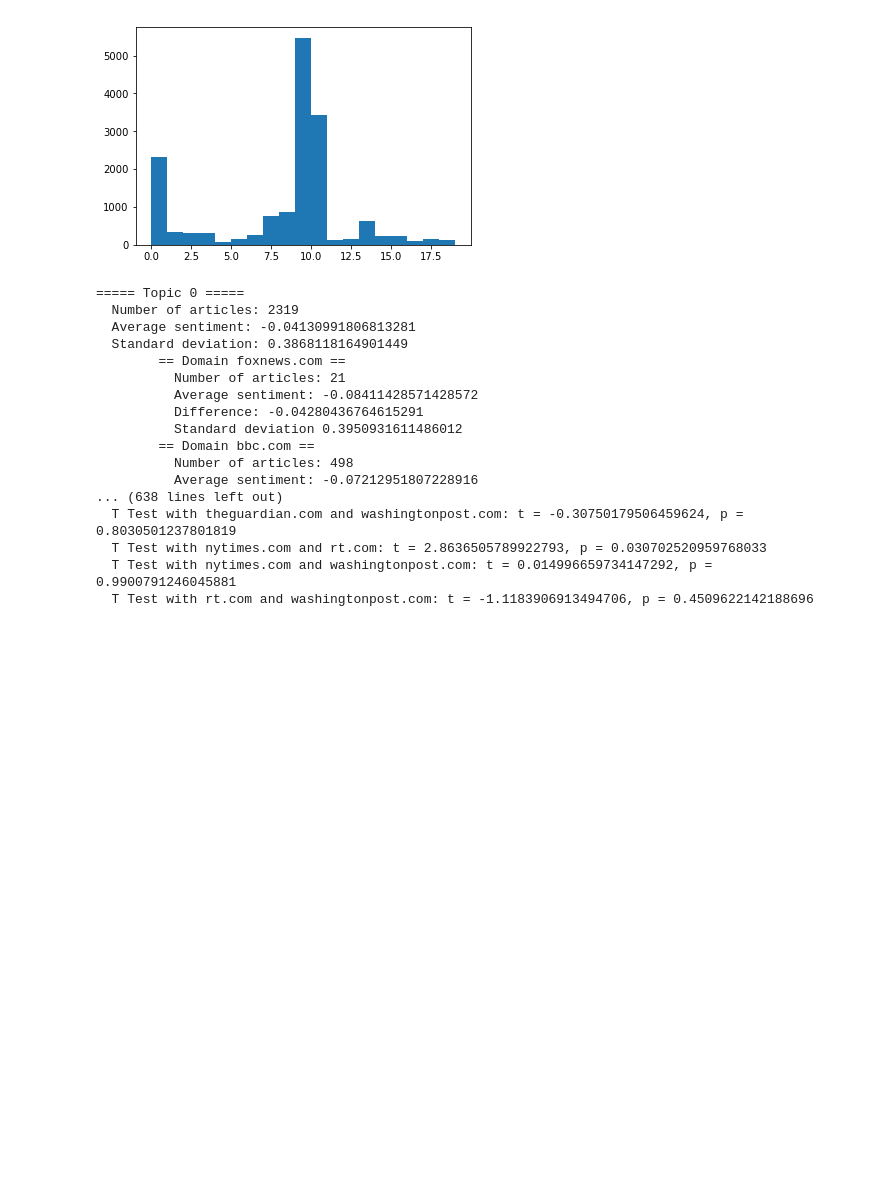
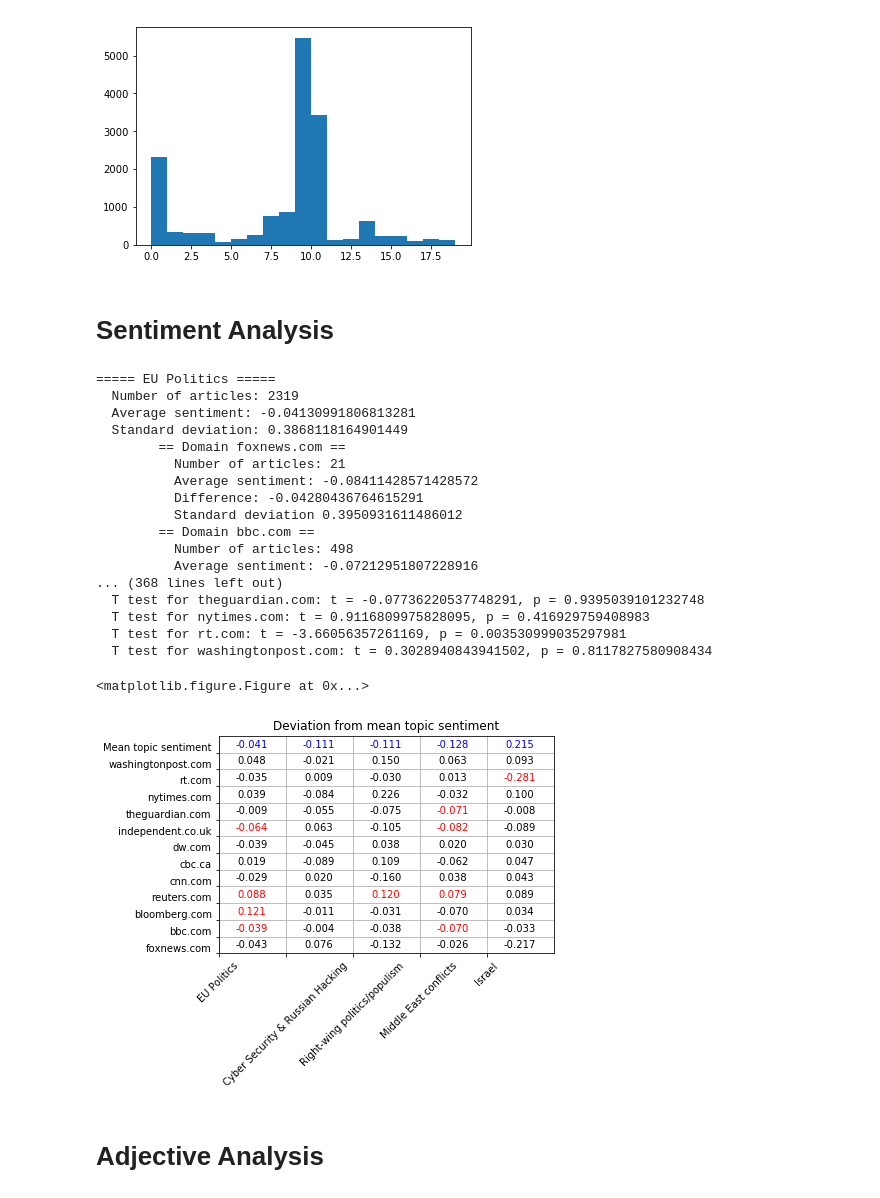
Before and after one commit to Constantin1225561/CCMLWI-NewspaperBias, a Jupyter notebook: Topic Detection.ipynb, the cells around one changed output. Cells and saved outputs as stored; diff of their text form; code cells hidden in the pictures; blank space fills up the shorter version.

Commit message:
Flavour analysis & graphics

```diff
--- a/Topic Detection.ipynb
+++ b/Topic Detection.ipynb
@@ -15,7 +16,7 @@ from scipy import stats
 # %% [markdown]
 # Data Loading
 # %%
-df = pd.read_csv("data/reddit2017.csv", header=0, encoding='latin1')
+df = pd.read_csv("data/reddit2017.csv", header=0)
 
 selected_domains = ["foxnews.com",
                     "bbc.com",
@@ -148,6 +148,11 @@ Topic 18:  ['uk', 'trump', 'us', 'minister', 'brexit', 'says', 'eu', 'may', 'the
 Topic 19:  ['ice', 'antarctic', 'shelf', 'scientists', 'sea', 'crack', 'antarctica', 'iceberg', 'record', 'arctic', 'break', 'nasa', 'new', 'huge', 'miles', 'climate', 'size', 'c', 'largest', '2016']
 # %%
 selected_topics = [0,1,3,10,16]
+selected_topic_names = ["EU Politics",
+                        "Cyber Security & Russian Hacking",
+                        "Right-wing politics/populism",
+                        "Middle East conflicts",
+                        "Israel"]
 
 topic_idxs = []
 for i in selected_topics:
@@ -165,8 +170,14 @@ plt.hist(topics,bins=range(20))
 plt.show()
 # %% [output]
 [figure]
+# %% [markdown]
+# Sentiment Analysis
 # %%
 sa = SentimentIntensityAnalyzer()
+
+t_tests = np.zeros((len(selected_topics),len(selected_domains)))
+mean_differences = np.zeros((len(selected_topics),len(selected_domains)+1))
+p_values = np.ones((len(selected_topics),len(selected_domains)+1))
 
 for i, topic in enumerate(selected_topics):
     compounds = []
@@ -176,19 +187,21 @@ for i, topic in enumerate(selected_topics):
         compounds.append(compound)
 
     mean_sentiment = np.mean(compounds)
+    mean_differences[i,len(selected_domains)] = mean_sentiment
 
-    print("===== Topic {} =====".format(topic))
+    print("===== {} =====".format(selected_topic_names[i]))
     print("  Number of articles: {}".format(len(topic_idxs[i])))
     print("  Average sentiment: {}".format(mean_sentiment))
     print("  Standard deviation: {}".format(np.std(compounds)))
 
     compounds_per_domain = []
-    for domain in selected_domains:
+    for j,domain in enumerate(selected_domains):
         headlines_domain = headlines[headlines['Domain'] == domain]
         compounds_domain = []
         for headline in headlines_domain['Title']:
             compound_domain = sa.polarity_scores(headline)['compound']
             compounds_domain.append(compound_domain)
+
         mean_sentiment_domain = np.mean(compounds_domain)
         print("\t== Domain {} ==".format(domain))
         print("\t  Number of articles: {}".format(len(headlines_domain)))
@@ -197,13 +210,22 @@ for i, topic in enumerate(selected_topics):
         print("\t  Standard deviation {}".format(np.std(compounds_domain)))
         compounds_per_domain.append(compounds_domain)
 
-    for j in range(0,len(selected_domains)):
+    for j in range(len(selected_domains)):
+        compounds_other = [compounds_per_domain[k] for k in range(len(selected_domains)) if k != j]
+        compounds_other = [item for sublist in compounds_other for item in sublist]
+        t,p = stats.ttest_ind(compounds_per_domain[j],compounds_other,equal_var=False)
+        t_tests[i,j] = t
+        p_values[i,j] = p
+        print("  T test for {}: t = {}, p = {}".format(selected_domains[j],t,p))
+        mean_diff = np.mean(compounds_per_domain[j])-np.mean(compounds_other)
+        mean_differences[i,j] = mean_diff
+        """
         for k in range(j+1, len(selected_domains)):
             t, p = stats.ttest_ind(compounds_per_domain[j], compounds_per_domain[k],equal_var=False)
-            print("  T Test with {} and {}: t = {}, p = {}".format(selected_domains[j],selected_domains[k],t,p))
+            print("  T Test with {} and {}: t = {}, p = {}".format(selected_domains[j],selected_domains[k],t,p))"""
     print()
 # %% [output]
-===== Topic 0 =====
+===== EU Politics =====
   Number of articles: 2319
   Average sentiment: -0.04130991806813281
   Standard deviation: 0.3868118164901449
@@ -215,8 +237,8 @@ for i, topic in enumerate(selected_topics):
         == Domain bbc.com ==
           Number of articles: 498
           Average sentiment: -0.07212951807228916
-... (638 lines left out)
-  T Test with theguardian.com and washingtonpost.com: t = -0.30750179506459624, p = 0.8030501237801819
-  T Test with nytimes.com and rt.com: t = 2.8636505789922793, p = 0.030702520959768033
-  T Test with nytimes.com and washingtonpost.com: t = 0.014996659734147292, p = 0.9900791246045881
-  T Test with rt.com and washingtonpost.com: t = -1.1183906913494706, p = 0.4509622142188696
+... (368 lines left out)
+  T test for theguardian.com: t = -0.07736220537748291, p = 0.9395039101232748
+  T test for nytimes.com: t = 0.9116809975828095, p = 0.416929759408983
+  T test for rt.com: t = -3.66056357261169, p = 0.003530999035297981
+  T test for washingtonpost.com: t = 0.3028940843941502, p = 0.8117827580908434
@@ -222,0 +247,32 @@ for i, topic in enumerate(selected_topics):
+# %%
+def show_value_matrix(matrix,significance, x_labels, y_labels, title):
+    plt.figure(figsize=(10,10))
+    fig, ax = plt.subplots()
+
+    shape_x = matrix.shape[0]
+    shape_y = matrix.shape[1]
+    for i in range(shape_x):
+        for j in range(shape_y):
+            c = '%.3f' % matrix[i,j]
+            if (significance[i,j] <= 0.05):
+                ax.text(i+0.5, j+0.5, c,va='center', ha='center', color='r')
+            elif (significance[i,j] > 0.999):
+                ax.text(i+0.5, j+0.5, c,va='center', ha='center', color='b')
+            else:
+                ax.text(i+0.5, j+0.5, c,va='center', ha='center')
+    ax.set_xlim(0, shape_x)
+    ax.set_ylim(0, shape_y)
+    ax.set_xticks(np.arange(shape_x))
+    ax.set_xticklabels(x_labels, rotation=45, fontsize=10)
+    ax.set_yticks(np.arange(shape_y))
+    ax.set_yticklabels(y_labels,fontsize=10,va='bottom')
+    ax.grid()
+    plt.title(title)
+    plt.show()
+# %%
+show_value_matrix(mean_differences,p_values,selected_topic_names,selected_domains+['Mean topic sentiment'],"Deviation from mean topic sentiment")
+# %% [output]
+<matplotlib.figure.Figure at 0x...>
+[figure, added]
+# %% [markdown]
+# Adjective Analysis
```
Also changed, not shown: parts of 12 cells of this notebook, 6 other files.
